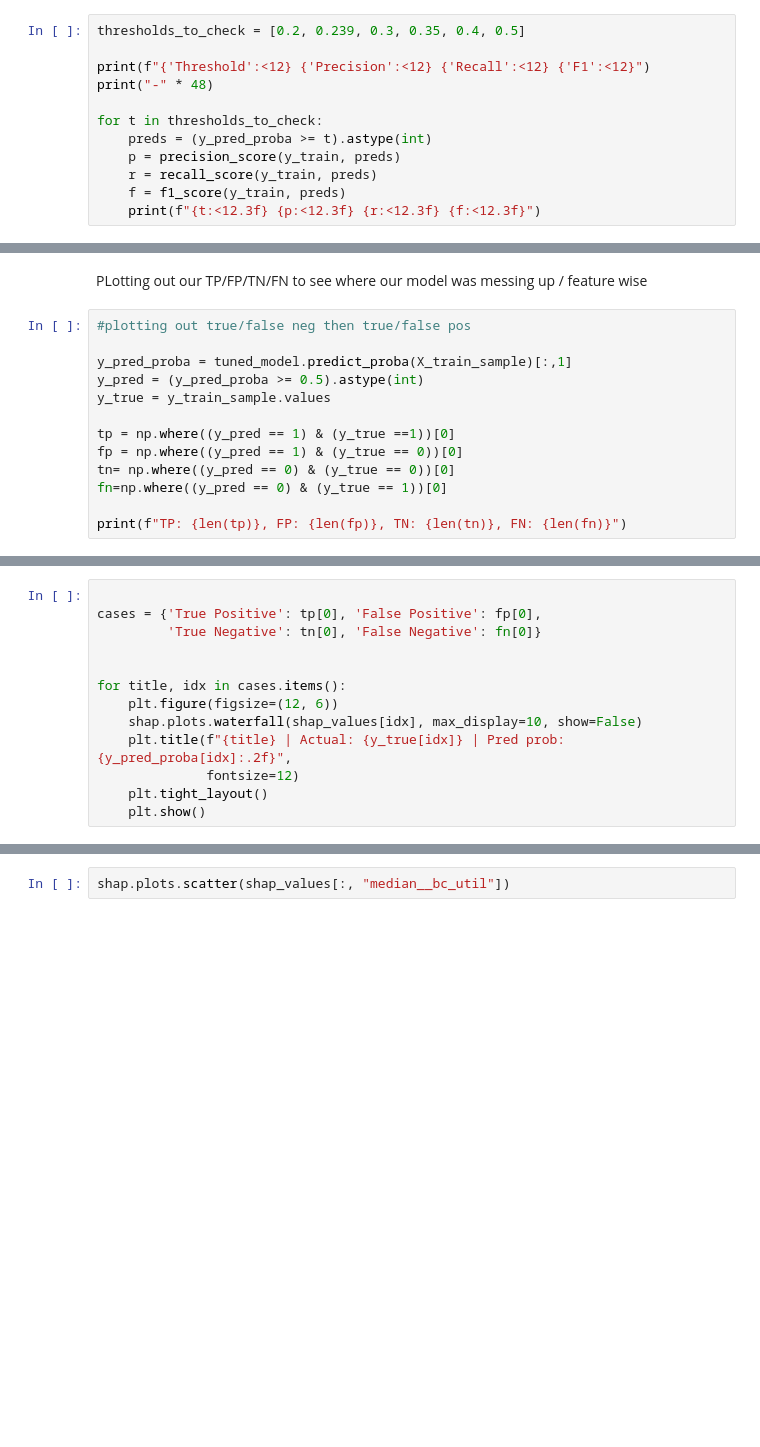
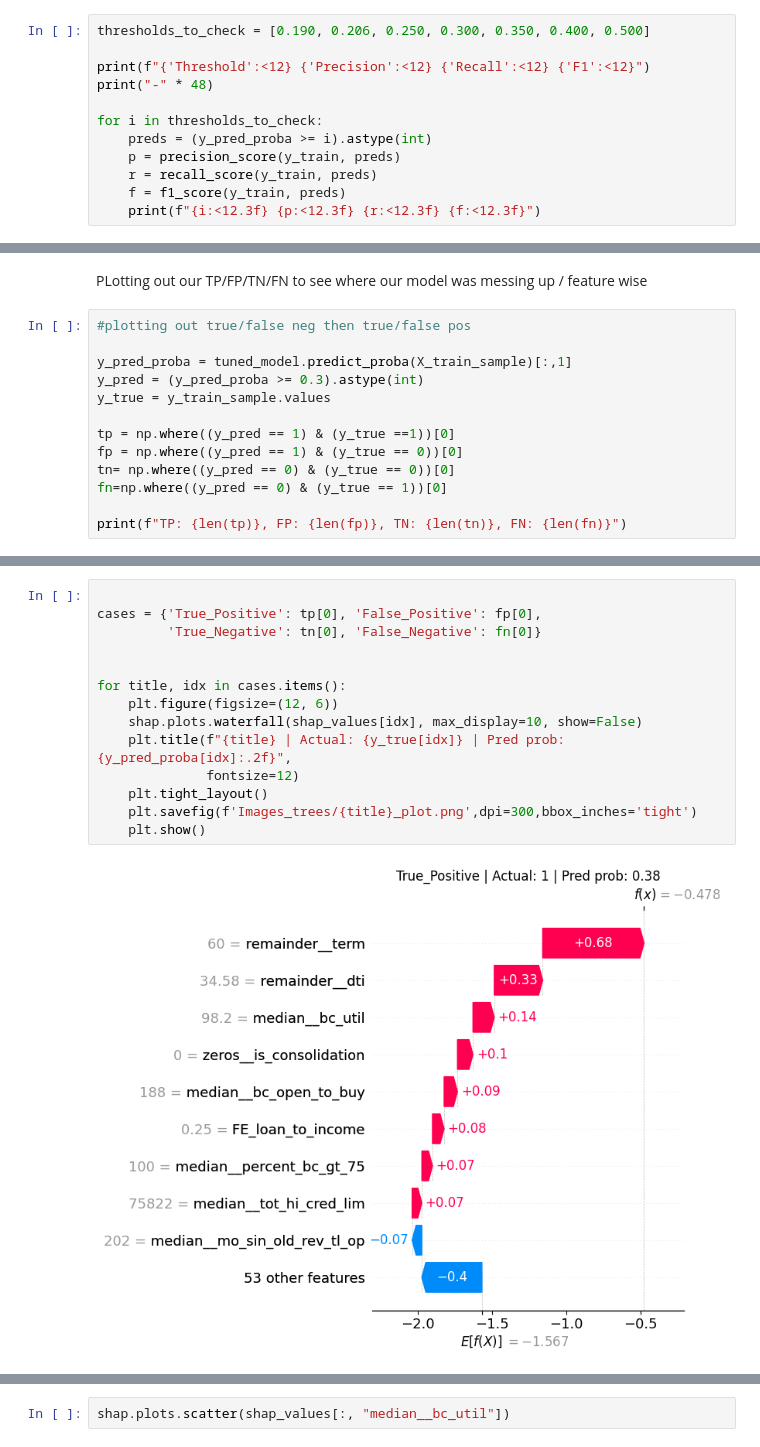
Before and after one commit to Mbu32/Credit-Default, a Jupyter notebook: Trees/endtoend_trees.ipynb, the cells around one changed output, grey strips where cells are left out. Cells and saved outputs as stored; diff of their text form; blank space fills up the shorter version.

```diff
--- a/Trees/endtoend_trees.ipynb
+++ b/Trees/endtoend_trees.ipynb
@@ -352,15 +368,15 @@ Best threshold by F1: 0.239
 # %%
-thresholds_to_check = [0.2, 0.239, 0.3, 0.35, 0.4, 0.5]
+thresholds_to_check = [0.190, 0.206, 0.250, 0.300, 0.350, 0.400, 0.500]
 
 print(f"{'Threshold':<12} {'Precision':<12} {'Recall':<12} {'F1':<12}")
 print("-" * 48)
 
-for t in thresholds_to_check:
-    preds = (y_pred_proba >= t).astype(int)
+for i in thresholds_to_check:
+    preds = (y_pred_proba >= i).astype(int)
     p = precision_score(y_train, preds)
     r = recall_score(y_train, preds)
     f = f1_score(y_train, preds)
-    print(f"{t:<12.3f} {p:<12.3f} {r:<12.3f} {f:<12.3f}")
+    print(f"{i:<12.3f} {p:<12.3f} {r:<12.3f} {f:<12.3f}")
 # %% [output]
 Threshold    Precision    Recall       F1
 ------------------------------------------------
@@ -495,7 +559,7 @@ PLotting out our TP/FP/TN/FN to see where our model was messing up / feature wis
 #plotting out true/false neg then true/false pos
 
 y_pred_proba = tuned_model.predict_proba(X_train_sample)[:,1]
-y_pred = (y_pred_proba >= 0.5).astype(int)
+y_pred = (y_pred_proba >= 0.3).astype(int)
 y_true = y_train_sample.values
 
 tp = np.where((y_pred == 1) & (y_true ==1))[0]
@@ -507,13 +573,16 @@ print(f"TP: {len(tp)}, FP: {len(fp)}, TN: {len(tn)}, FN: {len(fn)}")
 # %%
 
-cases = {'True Positive': tp[0], 'False Positive': fp[0],
-         'True Negative': tn[0], 'False Negative': fn[0]}
+cases = {'True_Positive': tp[0], 'False_Positive': fp[0],
+         'True_Negative': tn[0], 'False_Negative': fn[0]}
 
 
 for title, idx in cases.items():
     plt.figure(figsize=(12, 6))
     shap.plots.waterfall(shap_values[idx], max_display=10, show=False)
     plt.title(f"{title} | Actual: {y_true[idx]} | Pred prob: {y_pred_proba[idx]:.2f}",
               fontsize=12)
     plt.tight_layout()
+    plt.savefig(f'Images_trees/{title}_plot.png',dpi=300,bbox_inches='tight')
     plt.show()
+# %% [output]
+[figure, added]
```
Also changed, not shown: parts of 17 cells of this notebook.
